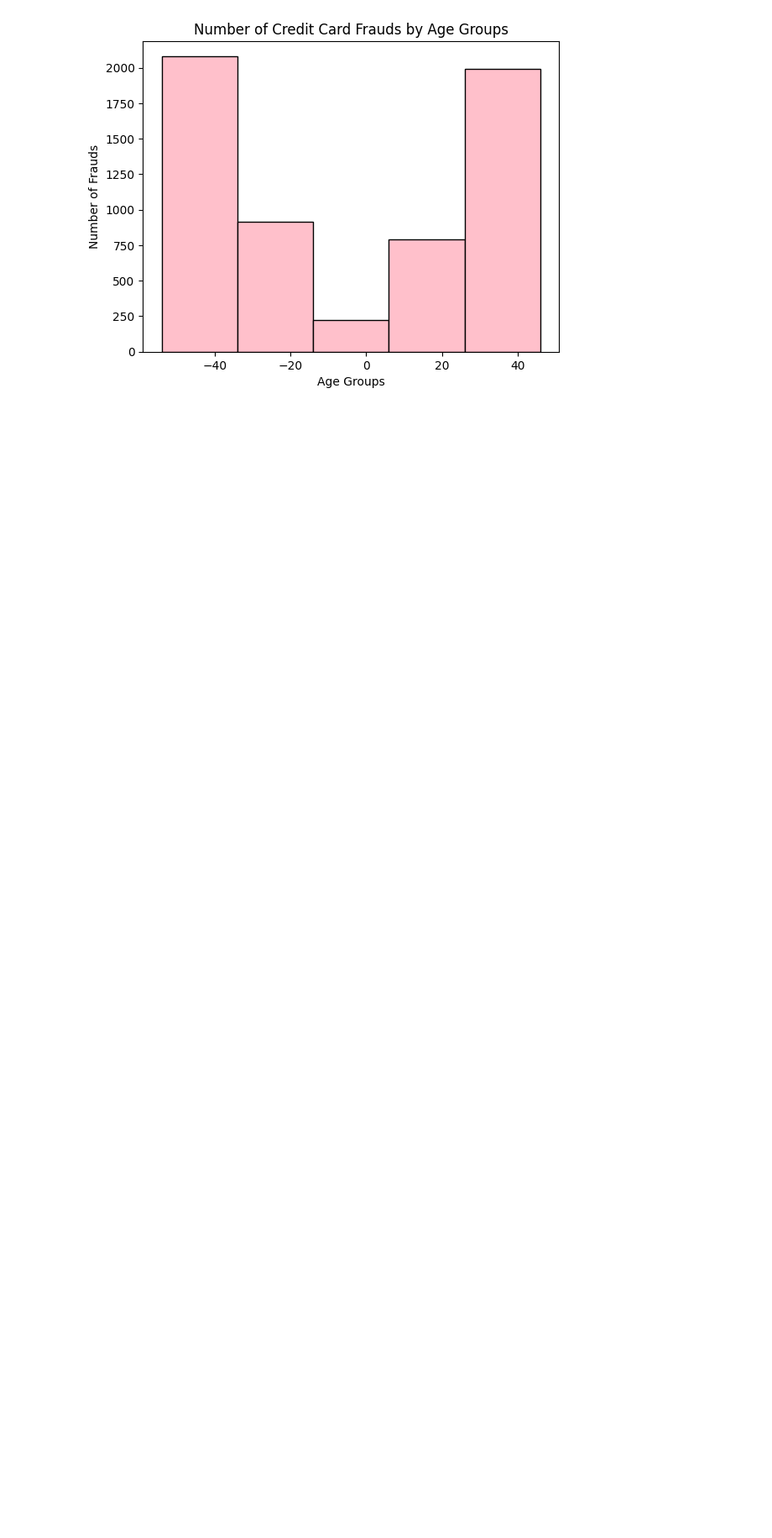
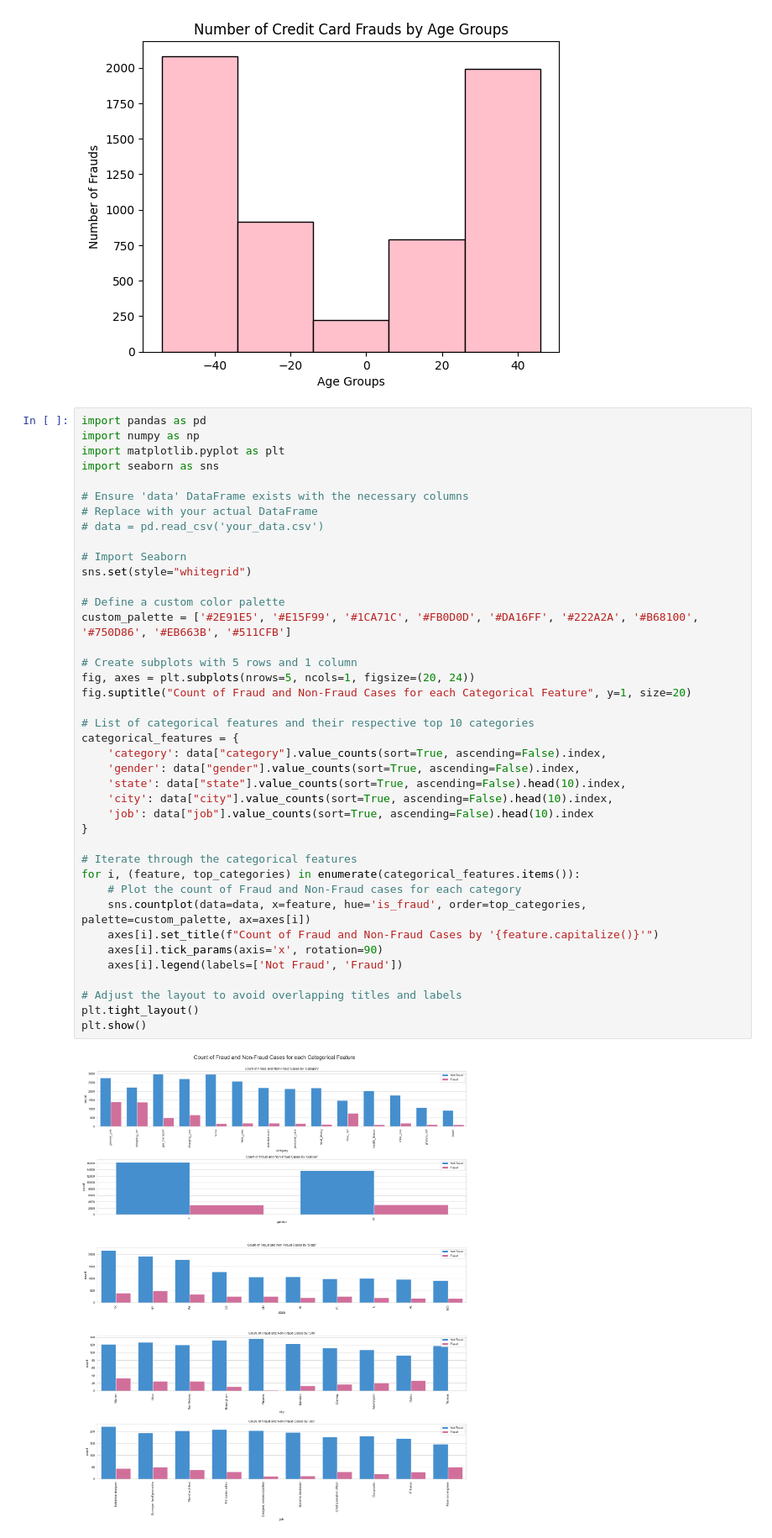
Before and after one commit to BeheraSas/Project--Payment-Risk-Shield, a Jupyter notebook: PRS.ipynb, the cells around one changed output. Shown at 84% size. Saved outputs shown, nothing was run; the diff lists cells and outputs as text; blank space fills up the shorter version.

```diff
--- a/PRS.ipynb
+++ b/PRS.ipynb
@@ -583,3 +585,45 @@ plt.ylabel("Number of Frauds")
 plt.show()
 # %% [output]
 [figure]
+# %%
+import pandas as pd
+import numpy as np
+import matplotlib.pyplot as plt
+import seaborn as sns
+
+# Ensure 'data' DataFrame exists with the necessary columns
+# Replace with your actual DataFrame
+# data = pd.read_csv('your_data.csv')
+
+# Import Seaborn
+sns.set(style="whitegrid")
+
+# Define a custom color palette
+custom_palette = ['#2E91E5', '#E15F99', '#1CA71C', '#FB0D0D', '#DA16FF', '#222A2A', '#B68100', '#750D86', '#EB663B', '#511CFB']
+
+# Create subplots with 5 rows and 1 column
+fig, axes = plt.subplots(nrows=5, ncols=1, figsize=(20, 24))
+fig.suptitle("Count of Fraud and Non-Fraud Cases for each Categorical Feature", y=1, size=20)
+
+# List of categorical features and their respective top 10 categories
+categorical_features = {
+    'category': data["category"].value_counts(sort=True, ascending=False).index,
+    'gender': data["gender"].value_counts(sort=True, ascending=False).index,
+    'state': data["state"].value_counts(sort=True, ascending=False).head(10).index,
+    'city': data["city"].value_counts(sort=True, ascending=False).head(10).index,
+    'job': data["job"].value_counts(sort=True, ascending=False).head(10).index
+}
+
+# Iterate through the categorical features
+for i, (feature, top_categories) in enumerate(categorical_features.items()):
+    # Plot the count of Fraud and Non-Fraud cases for each category
+    sns.countplot(data=data, x=feature, hue='is_fraud', order=top_categories, palette=custom_palette, ax=axes[i])
+    axes[i].set_title(f"Count of Fraud and Non-Fraud Cases by '{feature.capitalize()}'")
+    axes[i].tick_params(axis='x', rotation=90)
+    axes[i].legend(labels=['Not Fraud', 'Fraud'])
+
+# Adjust the layout to avoid overlapping titles and labels
+plt.tight_layout()
+plt.show()
+# %% [output]
+[figure, added]
```
Also changed, not shown: parts of 2 cells of this notebook.
